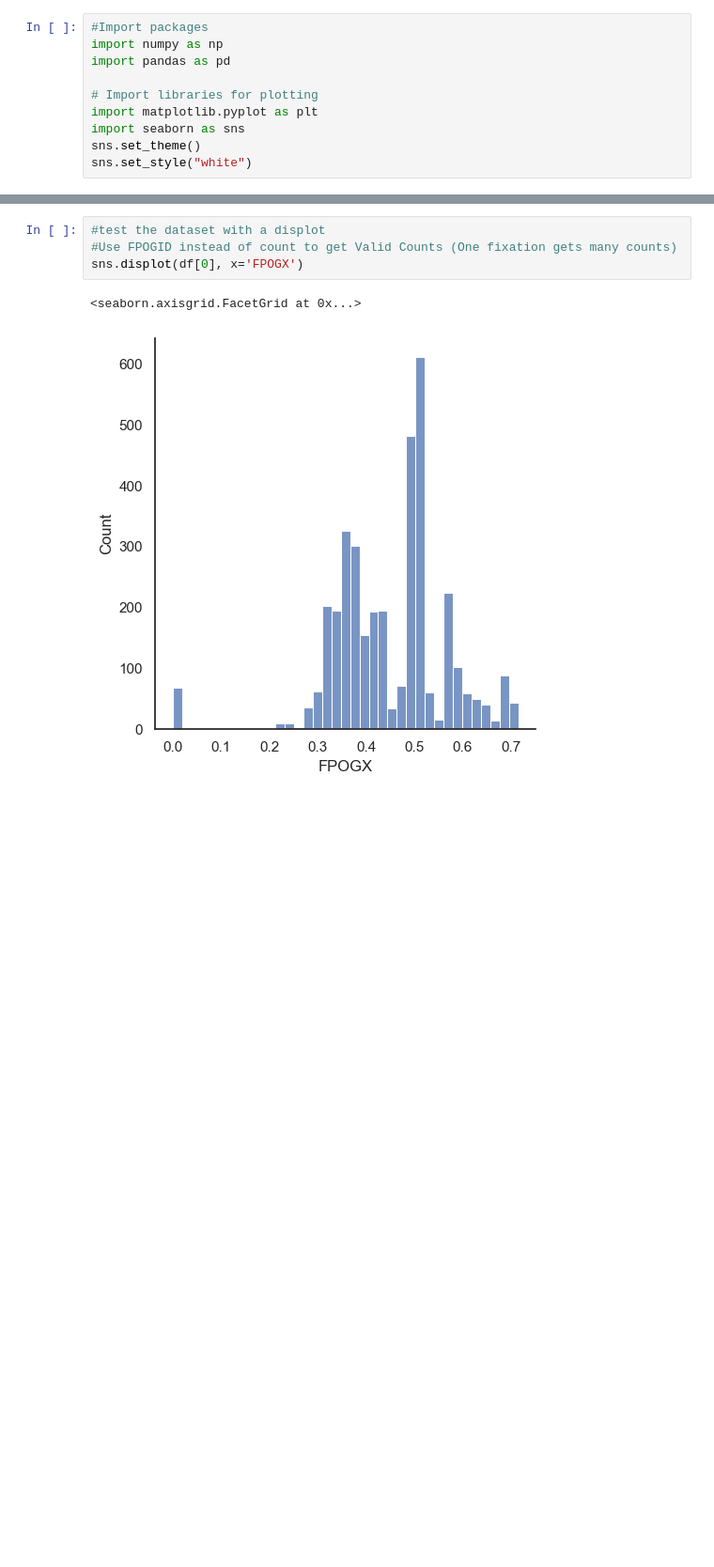
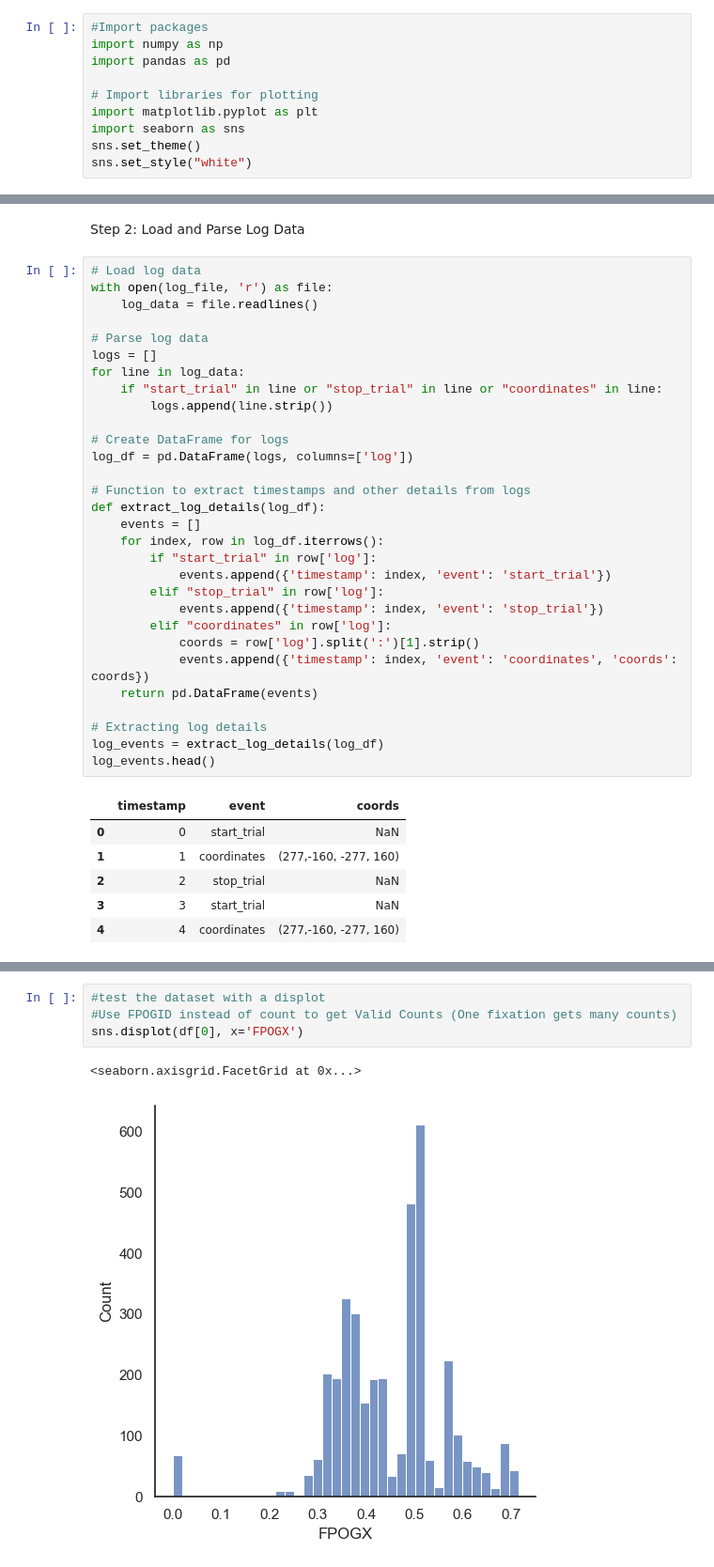
Before and after one commit to MaxBhdt/2024SoSe_EyeTracking, a Jupyter notebook: Lab/Experiment Pilot plot.ipynb, the cells around one changed output, grey strips where cells are left out. Shown: that part at 94% size. Saved outputs shown, nothing was run; the diff lists cells and outputs as text; blank space fills up the shorter version.

```diff
--- a/Lab/Experiment Pilot plot.ipynb
+++ b/Lab/Experiment Pilot plot.ipynb
@@ -45,0 +64,39 @@ data.head(5)
+# %% [markdown]
+Step 2: Load and Parse Log Data
+# %%
+# Load log data
+with open(log_file, 'r') as file:
+    log_data = file.readlines()
+
+# Parse log data
+logs = []
+for line in log_data:
+    if "start_trial" in line or "stop_trial" in line or "coordinates" in line:
+        logs.append(line.strip())
+
+# Create DataFrame for logs
+log_df = pd.DataFrame(logs, columns=['log'])
+
+# Function to extract timestamps and other details from logs
+def extract_log_details(log_df):
+    events = []
+    for index, row in log_df.iterrows():
+        if "start_trial" in row['log']:
+            events.append({'timestamp': index, 'event': 'start_trial'})
+        elif "stop_trial" in row['log']:
+            events.append({'timestamp': index, 'event': 'stop_trial'})
+        elif "coordinates" in row['log']:
+            coords = row['log'].split(':')[1].strip()
+            events.append({'timestamp': index, 'event': 'coordinates', 'coords': coords})
+    return pd.DataFrame(events)
+
+# Extracting log details
+log_events = extract_log_details(log_df)
+log_events.head()
+# %% [output]
+|  | timestamp | event | coords |
+| 0 | 0 | start_trial | NaN |
+| 1 | 1 | coordinates | (277,-160, -277, 160) |
+| 2 | 2 | stop_trial | NaN |
+| 3 | 3 | start_trial | NaN |
+| 4 | 4 | coordinates | (277,-160, -277, 160) |
```
Also changed, not shown: parts of 8 cells of this notebook, 12 other files.
